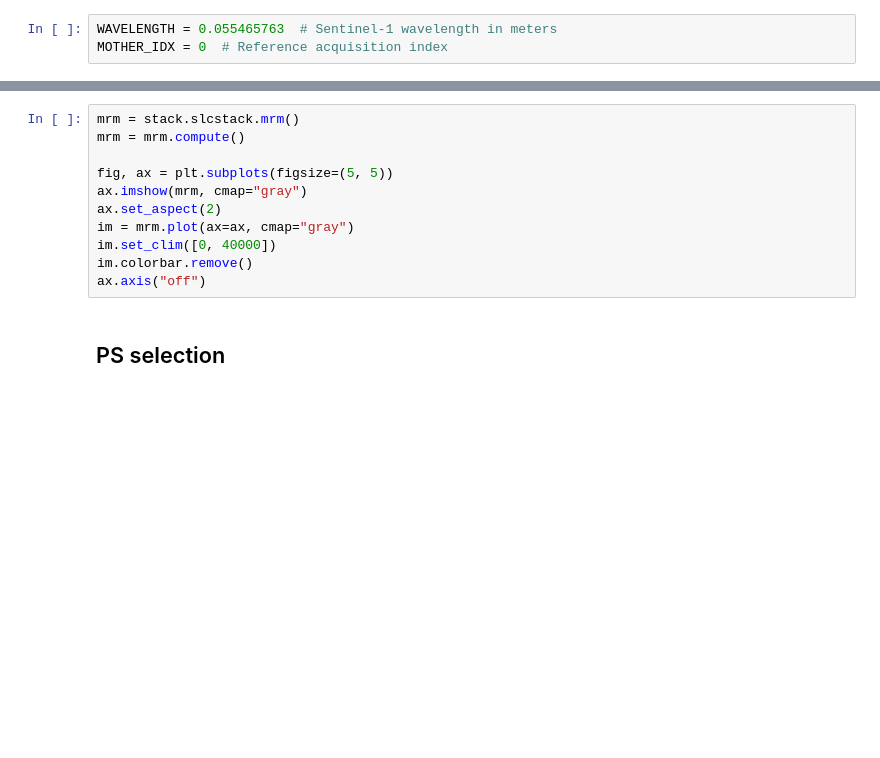
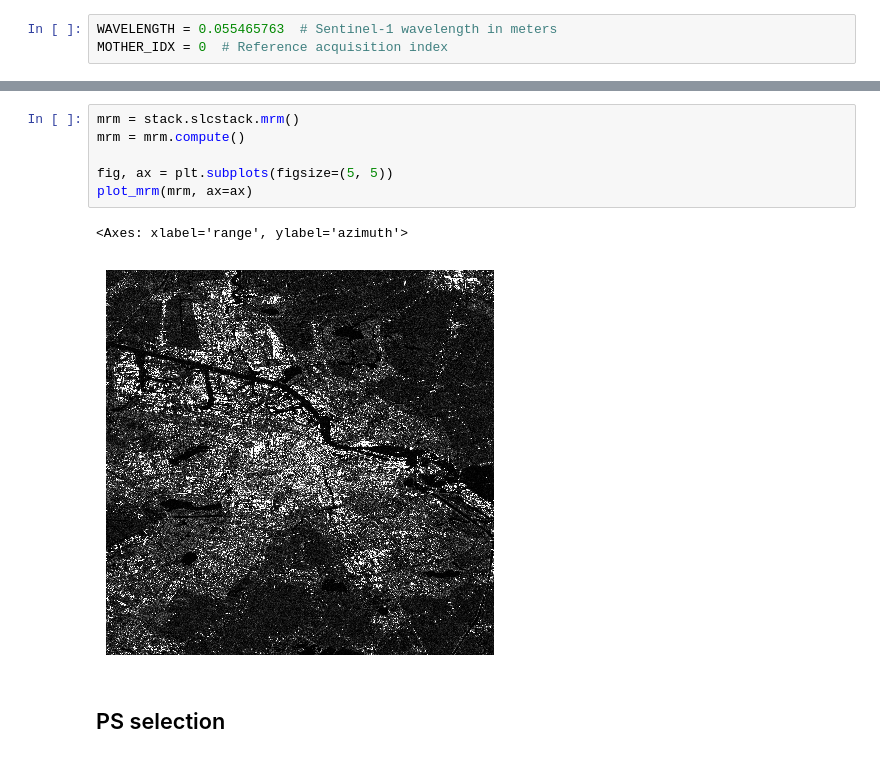
Before and after one commit to TUDelftGeodesy/DePSI, a Jupyter notebook: docs/notebooks/demo_depsi_full.ipynb, the cells around one changed output, grey strips where cells are left out. Saved outputs shown, nothing was run; the diff lists cells and outputs as text; blank space fills up the shorter version.

```diff
--- a/docs/notebooks/demo_depsi_full.ipynb
+++ b/docs/notebooks/demo_depsi_full.ipynb
@@ -80,14 +142,12 @@ stack
 # %%
 mrm = stack.slcstack.mrm()
 mrm = mrm.compute()
 
 fig, ax = plt.subplots(figsize=(5, 5))
-ax.imshow(mrm, cmap="gray")
-ax.set_aspect(2)
-im = mrm.plot(ax=ax, cmap="gray")
-im.set_clim([0, 40000])
-im.colorbar.remove()
-ax.axis("off")
+plot_mrm(mrm, ax=ax)
+# %% [output]
+<Axes: xlabel='range', ylabel='azimuth'>
+[figure, added]
 # %% [markdown]
 ## PS selection
 # %%
```
Also changed, not shown: parts of 17 cells of this notebook.
